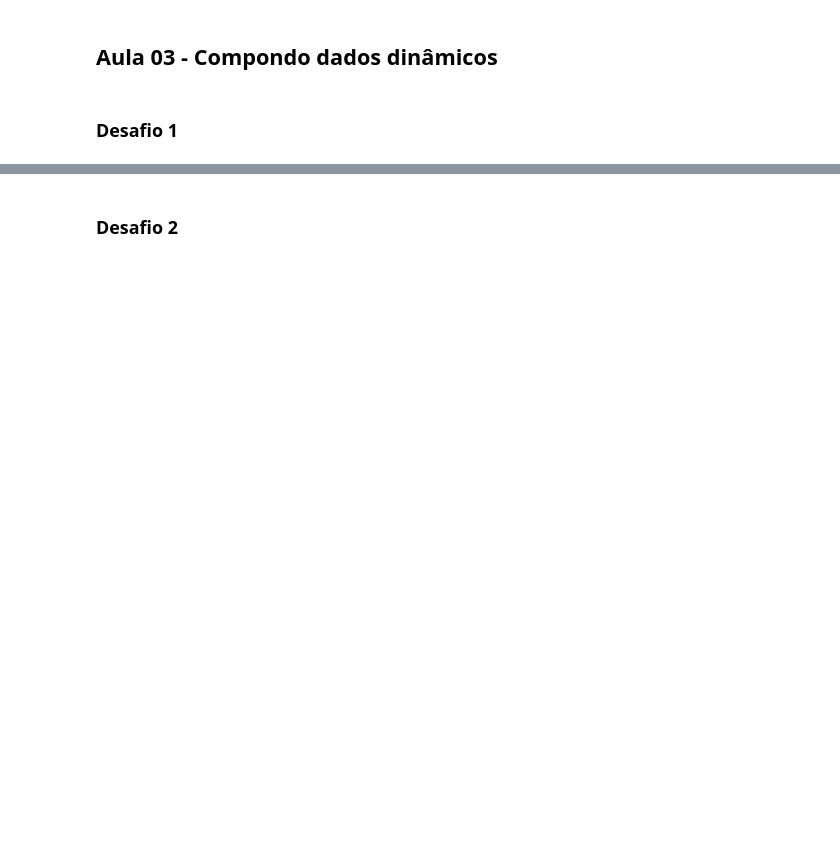
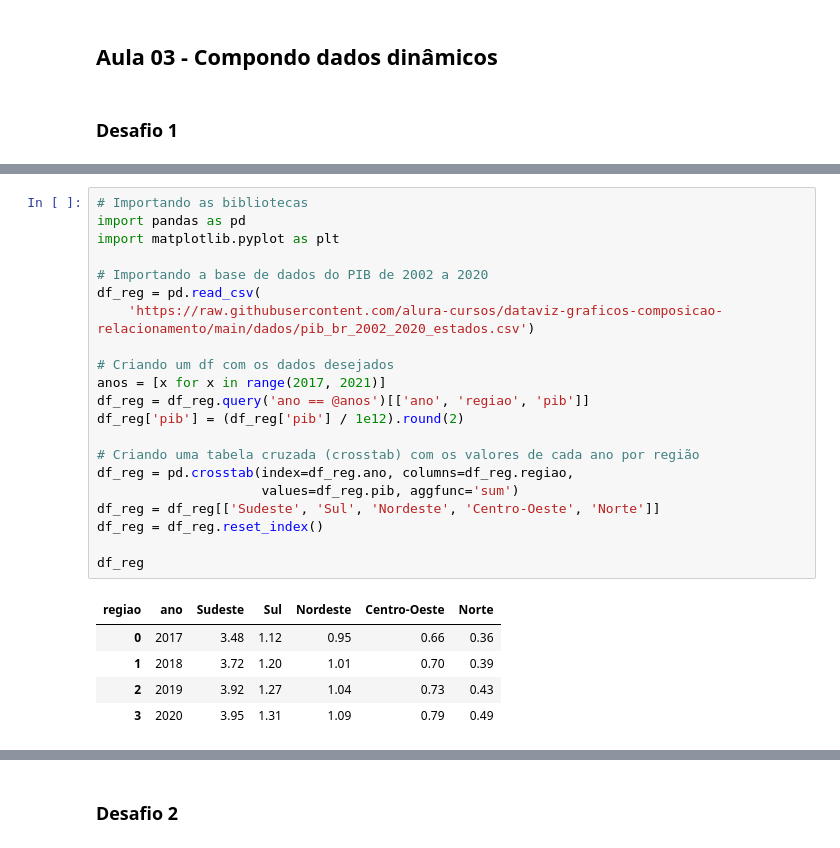
Before and after one commit to juliogazoli/alura-data-visualization-python-graficos-de-composicao-e-relacionamento, a Jupyter notebook: Desafios.ipynb, the cells around one changed output, grey strips where cells are left out. Drawn from its saved outputs; the diff is of its cells as text; blank space fills up the shorter version.

```diff
--- a/Desafios.ipynb
+++ b/Desafios.ipynb
@@ -297,0 +315,27 @@ fig.show()
+# %%
+# Importando as bibliotecas
+import pandas as pd
+import matplotlib.pyplot as plt
+
+# Importando a base de dados do PIB de 2002 a 2020
+df_reg = pd.read_csv(
+    'https://raw.githubusercontent.com/alura-cursos/dataviz-graficos-composicao-relacionamento/main/dados/pib_br_2002_2020_estados.csv')
+
+# Criando um df com os dados desejados
+anos = [x for x in range(2017, 2021)]
+df_reg = df_reg.query('ano == @anos')[['ano', 'regiao', 'pib']]
+df_reg['pib'] = (df_reg['pib'] / 1e12).round(2)
+
+# Criando uma tabela cruzada (crosstab) com os valores de cada ano por região
+df_reg = pd.crosstab(index=df_reg.ano, columns=df_reg.regiao,
+                     values=df_reg.pib, aggfunc='sum')
+df_reg = df_reg[['Sudeste', 'Sul', 'Nordeste', 'Centro-Oeste', 'Norte']]
+df_reg = df_reg.reset_index()
+
+df_reg
+# %% [output]
+| regiao | ano | Sudeste | Sul | Nordeste | Centro-Oeste | Norte |
+| 0 | 2017 | 3.48 | 1.12 | 0.95 | 0.66 | 0.36 |
+| 1 | 2018 | 3.72 | 1.20 | 1.01 | 0.70 | 0.39 |
+| 2 | 2019 | 3.92 | 1.27 | 1.04 | 0.73 | 0.43 |
+| 3 | 2020 | 3.95 | 1.31 | 1.09 | 0.79 | 0.49 |
```
Also changed, not shown: parts of 14 cells of this notebook.
